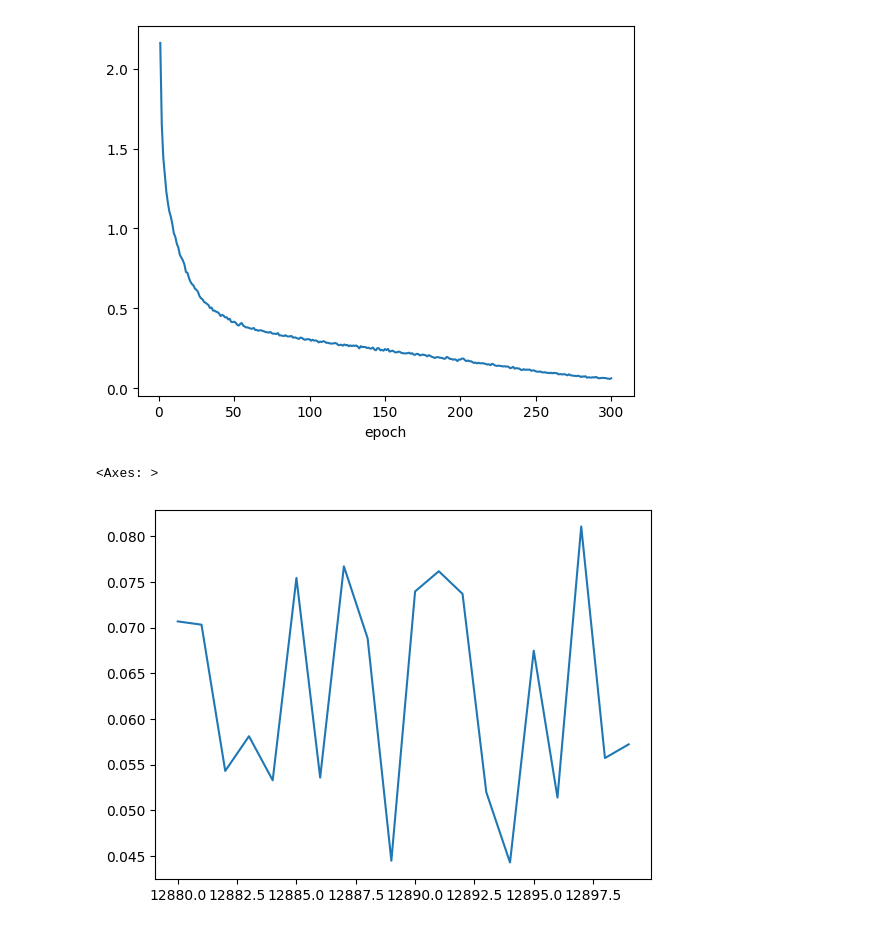
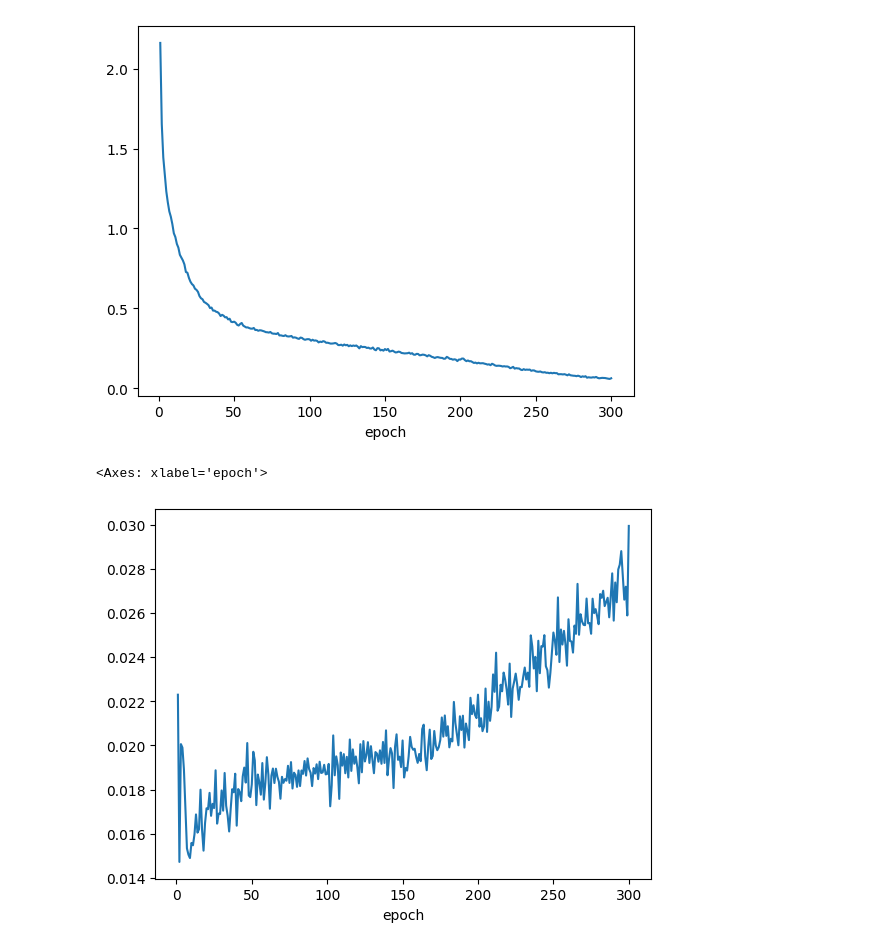
Before and after one commit to Green-AI-Lab-GAIA/climate-clustering, a Jupyter notebook: notebooks/loss.ipynb, the cells around one changed output. Saved outputs shown, nothing was run; the diff lists cells and outputs as text; code cells hidden in the pictures.

```diff
--- a/notebooks/loss.ipynb
+++ b/notebooks/loss.ipynb
@@ -8,7 +8,7 @@ train.groupby('epoch').mean()['msn'].plot()
 <Axes: xlabel='epoch'>
 [figure]
 # %%
-train['msn'].tail(20).plot()
+train.groupby('epoch').mean()['me_max'].plot()
 # %% [output]
-<Axes: >
+<Axes: xlabel='epoch'>
-[figure, old version]
+[figure, new version]
```
Also changed, not shown: 4 other files.
